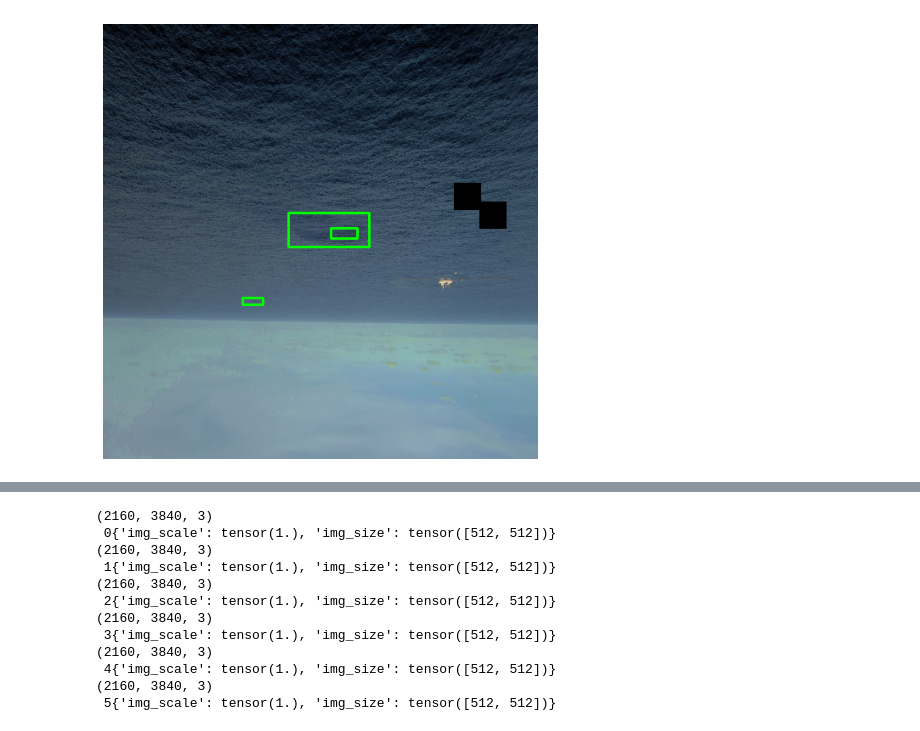
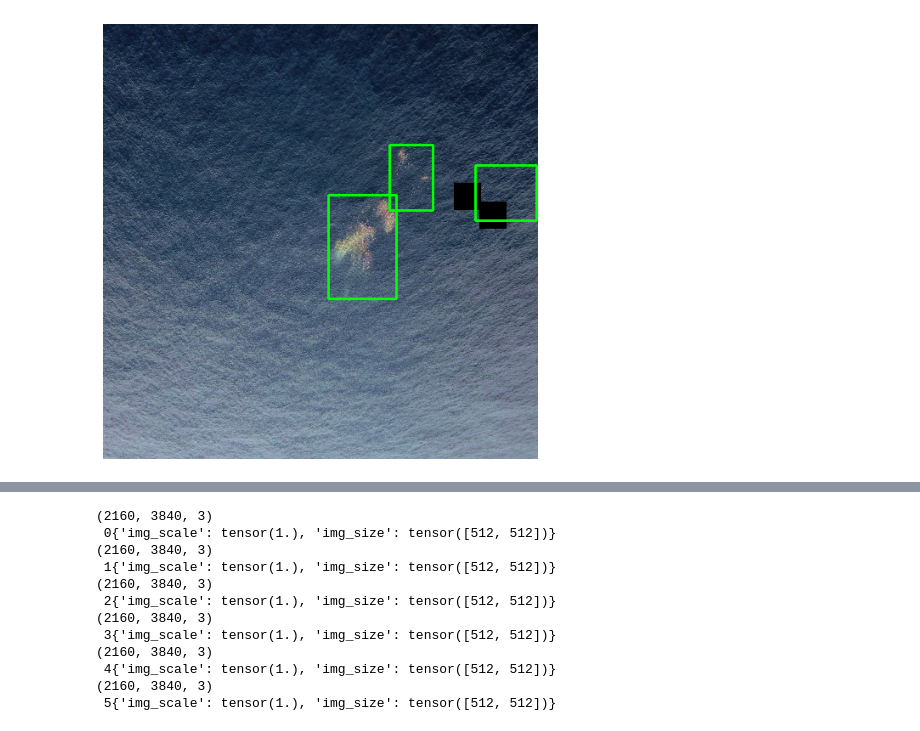
Before and after one commit to daikiclimate/fish_detection, a Jupyter notebook: EfficintDet.ipynb, the cells around one changed output, grey strips where cells are left out. Saved outputs shown, nothing was run; the diff lists cells and outputs as text; code cells hidden in the pictures.

```diff
--- a/EfficintDet.ipynb
+++ b/EfficintDet.ipynb
@@ -319,20 +283,20 @@ validation_dataset = DatasetRetriever(
     test=True,
 )
 # %%
-image, target, image_id = train_dataset[2]
+image, target, image_id = train_dataset[0]
 boxes = target['boxes'].cpu().numpy().astype(np.int32)
 
 numpy_image = image.permute(1,2,0).cpu().numpy()
 
 fig, ax = plt.subplots(1, 1, figsize=(16, 8))
 
 for box in boxes:
     cv2.rectangle(numpy_image, (box[1], box[0]), (box[3],  box[2]), (0, 1, 0), 2)
 
 ax.set_axis_off()
 ax.imshow(numpy_image);
 # %% [output]
-[figure, old version]
+[figure, new version]
 # %%
 class AverageMeter(object):
     """Computes and stores the average and current value"""
```
Also changed, not shown: parts of 16 cells of this notebook, 1 other file.
